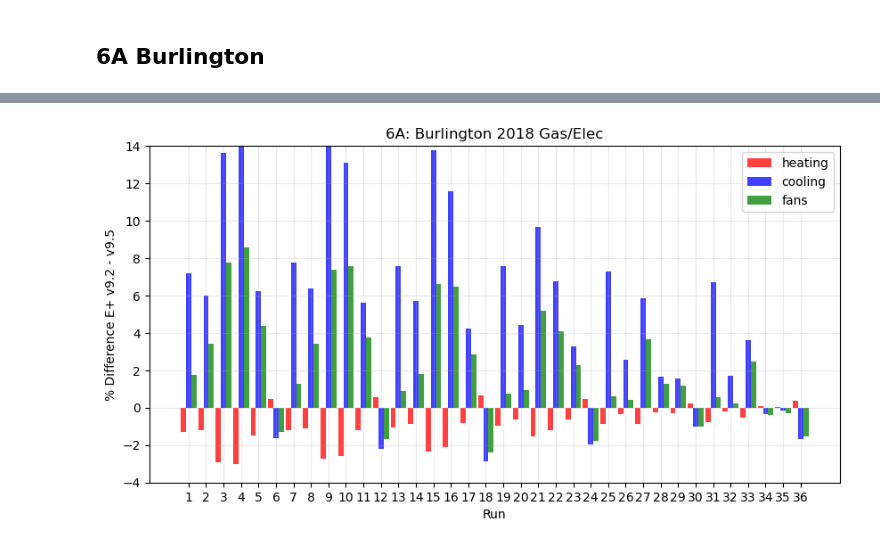
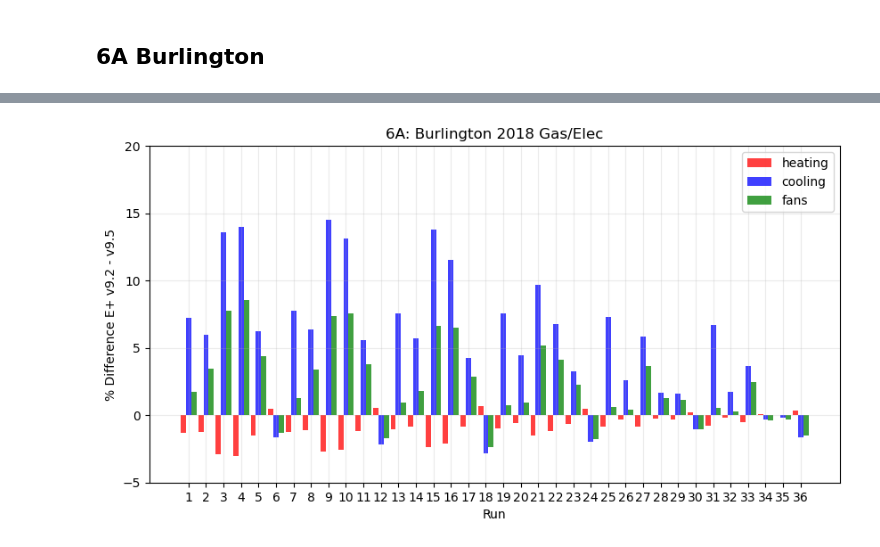
Before and after one commit to klharp/AE_Analysis, a Jupyter notebook: VersionAnalysis6A.ipynb, the cells around one changed output, grey strips where cells are left out. Saved outputs shown, nothing was run; the diff lists cells and outputs as text; code cells hidden in the pictures.

```diff
--- a/VersionAnalysis6A.ipynb
+++ b/VersionAnalysis6A.ipynb
@@ -248,28 +248,28 @@ plt.show()
 # %%
 # BVT 2018 gas/elec
 
 x6 = energy_bvt2018_gas["Run"]
 heating6 = energy_bvt2018_gas["HeatingPercentDifference"]
 cooling6 = energy_bvt2018_gas["CoolingPercentDifference"]
 fans6 = energy_bvt2018_gas["FanPercentDifference"]
 w = .3
 
 figure(figsize=(10,5), dpi=100)
 
 ax = plt.subplot(111)
 ax.bar(x6-w, heating6, width=w, color="r", label="heating", align="center", alpha=.75)
 ax.bar(x6, cooling6, width=w, color="b", label="cooling",  align="center", alpha=.75)
 ax.bar(x6+w, fans6, width=w, color="g", label="fans",  align="center", alpha=.75)
 
 plt.legend()
 plt.grid(alpha=.25)
 plt.title("6A: Burlington 2018 Gas/Elec")
 plt.xlabel("Run")
 plt.xticks(x6)
-plt.ylim([-4, 14])
+plt.ylim([-5, 20])
 plt.ylabel("% Difference E+ v9.2 - v9.5")
 
 plt.savefig("images/bvt2018gas.png")
 plt.show()
 # %% [output]
-[figure, old version]
+[figure, new version]
```
Also changed, not shown: parts of 5 cells of this notebook, 47 other files.
